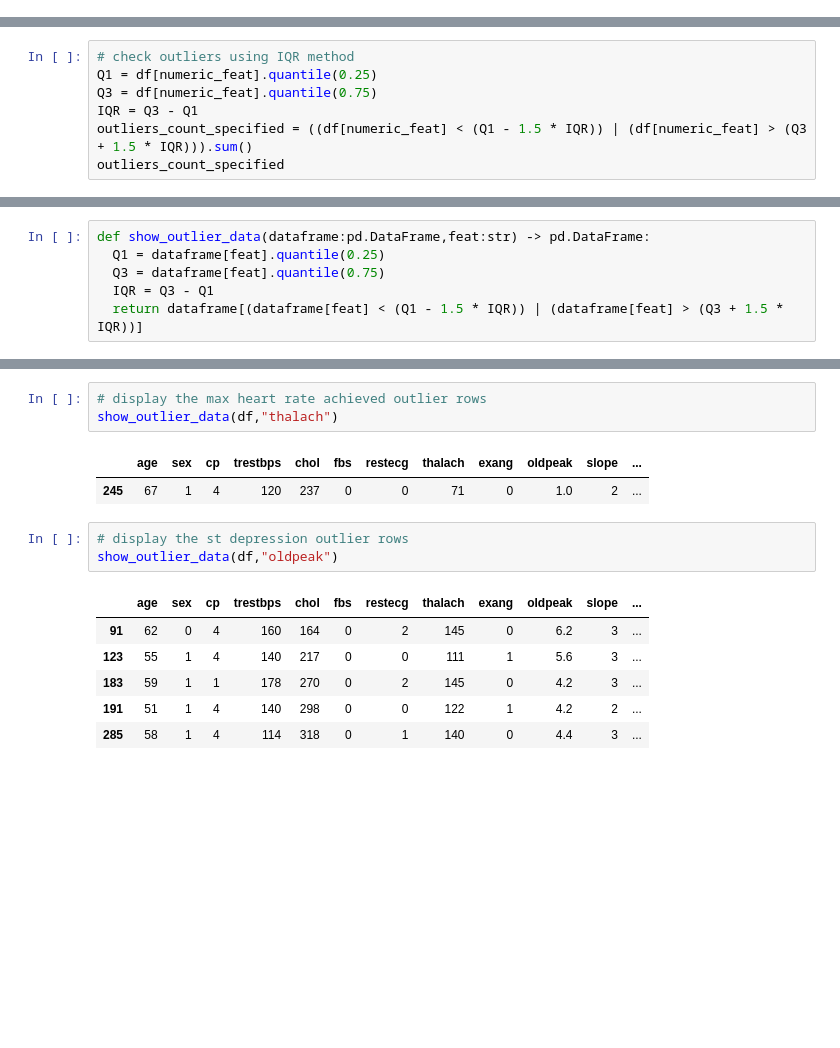
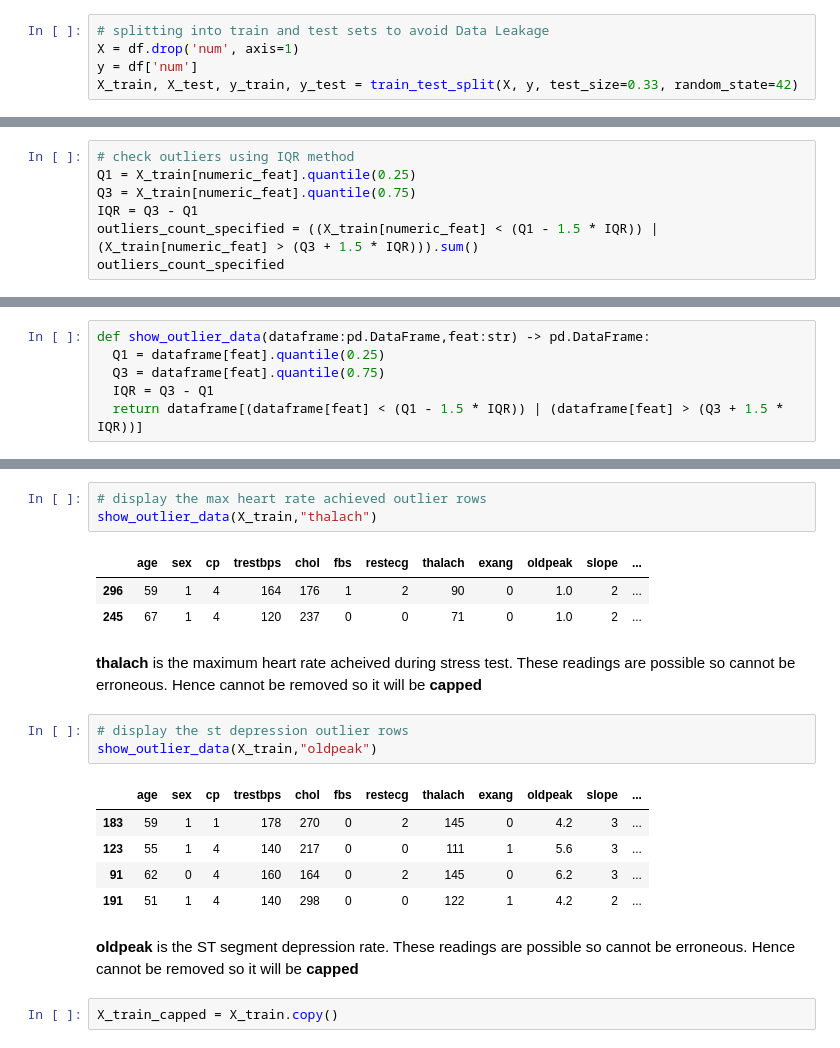
Before and after one commit to HussainAhmed202/MLProject, a Jupyter notebook: notebooks/heart_disease_prediction.ipynb, the cells around one changed output, grey strips where cells are left out. Drawn from its saved outputs; the diff is of its cells as text; blank space fills up the shorter version.

```diff
--- a/notebooks/heart_disease_prediction.ipynb
+++ b/notebooks/heart_disease_prediction.ipynb
@@ -114,6 +112,11 @@ df.head()
 *Step 3* - **Handle Missing Values**
 
 *Step 4* - **Scaling and Normalization of Data**
+# %%
+# splitting into train and test sets to avoid Data Leakage
+X = df.drop('num', axis=1)
+y = df['num']
+X_train, X_test, y_train, y_test = train_test_split(X, y, test_size=0.33, random_state=42)
 # %% [markdown]
 ### Exploratory Data Analysis
 ***Steps to perform***
@@ -359,10 +362,10 @@ Since **Z-score method** assumes a normal distribution and is sensitive to misid
 On the other hand, the **IQR method** is more robust and less affected by the skewness.
 # %%
 # check outliers using IQR method
-Q1 = df[numeric_feat].quantile(0.25)
-Q3 = df[numeric_feat].quantile(0.75)
+Q1 = X_train[numeric_feat].quantile(0.25)
+Q3 = X_train[numeric_feat].quantile(0.75)
 IQR = Q3 - Q1
-outliers_count_specified = ((df[numeric_feat] < (Q1 - 1.5 * IQR)) | (df[numeric_feat] > (Q3 + 1.5 * IQR))).sum()
+outliers_count_specified = ((X_train[numeric_feat] < (Q1 - 1.5 * IQR)) | (X_train[numeric_feat] > (Q3 + 1.5 * IQR))).sum()
 outliers_count_specified
 # %% [output]
 age         0
@@ -411,16 +416,22 @@ show_outlier_data(df,"chol")
 # %%
 # display the max heart rate achieved outlier rows
-show_outlier_data(df,"thalach")
+show_outlier_data(X_train,"thalach")
 # %% [output]
 |  | age | sex | cp | trestbps | chol | fbs | restecg | thalach | exang | oldpeak | slope | ... |
+| 296 | 59 | 1 | 4 | 164 | 176 | 1 | 2 | 90 | 0 | 1.0 | 2 | ... |
 | 245 | 67 | 1 | 4 | 120 | 237 | 0 | 0 | 71 | 0 | 1.0 | 2 | ... |
+# %% [markdown]
+**thalach** is the maximum heart rate acheived during stress test. These readings are possible so cannot be erroneous. Hence cannot be removed so it will be **capped**
 # %%
 # display the st depression outlier rows
-show_outlier_data(df,"oldpeak")
+show_outlier_data(X_train,"oldpeak")
 # %% [output]
 |  | age | sex | cp | trestbps | chol | fbs | restecg | thalach | exang | oldpeak | slope | ... |
+| 183 | 59 | 1 | 1 | 178 | 270 | 0 | 2 | 145 | 0 | 4.2 | 3 | ... |
+| 123 | 55 | 1 | 4 | 140 | 217 | 0 | 0 | 111 | 1 | 5.6 | 3 | ... |
 | 91 | 62 | 0 | 4 | 160 | 164 | 0 | 2 | 145 | 0 | 6.2 | 3 | ... |
-| 123 | 55 | 1 | 4 | 140 | 217 | 0 | 0 | 111 | 1 | 5.6 | 3 | ... |
-| 183 | 59 | 1 | 1 | 178 | 270 | 0 | 2 | 145 | 0 | 4.2 | 3 | ... |
 | 191 | 51 | 1 | 4 | 140 | 298 | 0 | 0 | 122 | 1 | 4.2 | 2 | ... |
-| 285 | 58 | 1 | 4 | 114 | 318 | 0 | 1 | 140 | 0 | 4.4 | 3 | ... |
+# %% [markdown]
+**oldpeak** is the ST segment depression rate. These readings are possible so cannot be erroneous. Hence cannot be removed so it will be **capped**
+# %%
+X_train_capped = X_train.copy()
```
Also changed, not shown: parts of 15 cells of this notebook.
